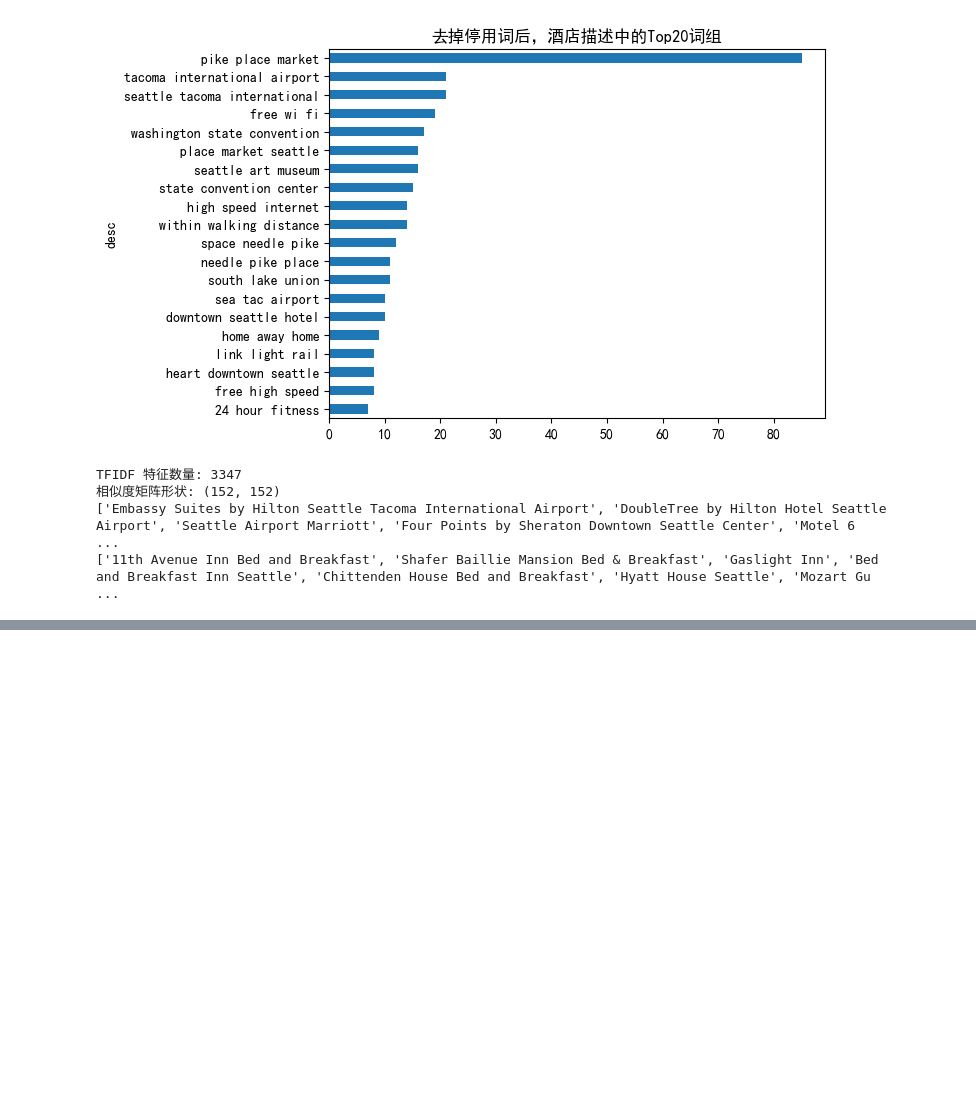
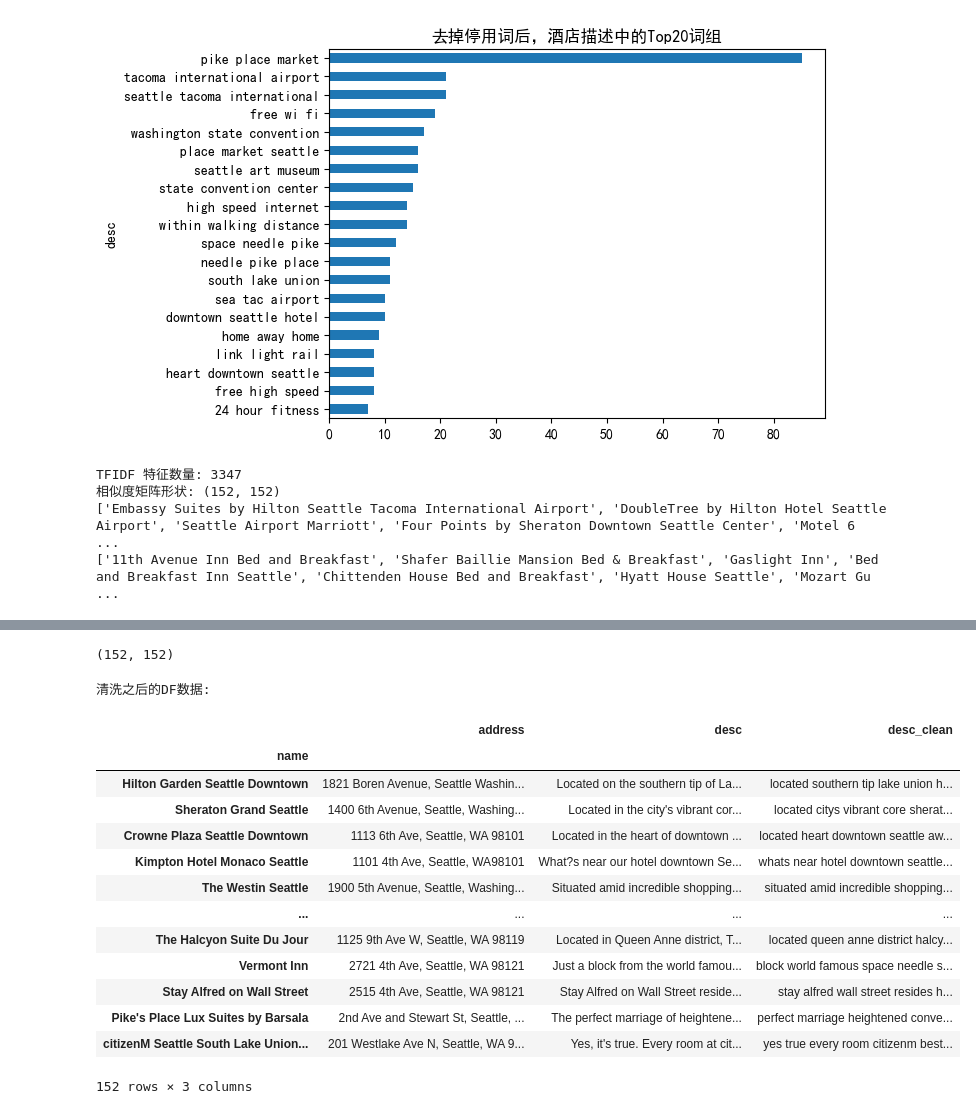
Before and after one commit to tingbila/MultiRecSys, a Jupyter notebook: project/Hotel_ReCom/基于 TF-IDF 和余弦相似度的酒店推荐系统.ipynb, the cells around one changed output, grey strips where cells are left out. Saved outputs shown, nothing was run; the diff lists cells and outputs as text; code cells hidden in the pictures; blank space fills up the shorter version.

```diff
--- a/project/Hotel_ReCom/基于 TF-IDF 和余弦相似度的酒店推荐系统.ipynb
+++ b/project/Hotel_ReCom/基于 TF-IDF 和余弦相似度的酒店推荐系统.ipynb
@@ -135,0 +162,23 @@ TFIDF 特征数量: 3347
+# %%
+cosine_similarities.shape
+# %% [output]
+(152, 152)
+# %%
+print('清洗之后的DF数据:')
+df
+# %% [output]
+清洗之后的DF数据:
+|  | address | desc | desc_clean |
+| name |  |  |  |
+| Hilton Garden Seattle Downtown | 1821 Boren Avenue, Seattle Washin... | Located on the southern tip of La... | located southern tip lake union h... |
+| Sheraton Grand Seattle | 1400 6th Avenue, Seattle, Washing... | Located in the city's vibrant cor... | located citys vibrant core sherat... |
+| Crowne Plaza Seattle Downtown | 1113 6th Ave, Seattle, WA 98101 | Located in the heart of downtown ... | located heart downtown seattle aw... |
+| Kimpton Hotel Monaco Seattle | 1101 4th Ave, Seattle, WA98101 | What?s near our hotel downtown Se... | whats near hotel downtown seattle... |
+| The Westin Seattle | 1900 5th Avenue, Seattle, Washing... | Situated amid incredible shopping... | situated amid incredible shopping... |
+| ... | ... | ... | ... |
+| The Halcyon Suite Du Jour | 1125 9th Ave W, Seattle, WA 98119 | Located in Queen Anne district, T... | located queen anne district halcy... |
+| Vermont Inn | 2721 4th Ave, Seattle, WA 98121 | Just a block from the world famou... | block world famous space needle s... |
+| Stay Alfred on Wall Street | 2515 4th Ave, Seattle, WA 98121 | Stay Alfred on Wall Street reside... | stay alfred wall street resides h... |
+| Pike's Place Lux Suites by Barsala | 2nd Ave and Stewart St, Seattle, ... | The perfect marriage of heightene... | perfect marriage heightened conve... |
+| citizenM Seattle South Lake Union... | 201 Westlake Ave N, Seattle, WA 9... | Yes, it's true. Every room at cit... | yes true every room citizenm best... |
+152 rows × 3 columns
```
Also changed, not shown: parts of 3 cells of this notebook.
